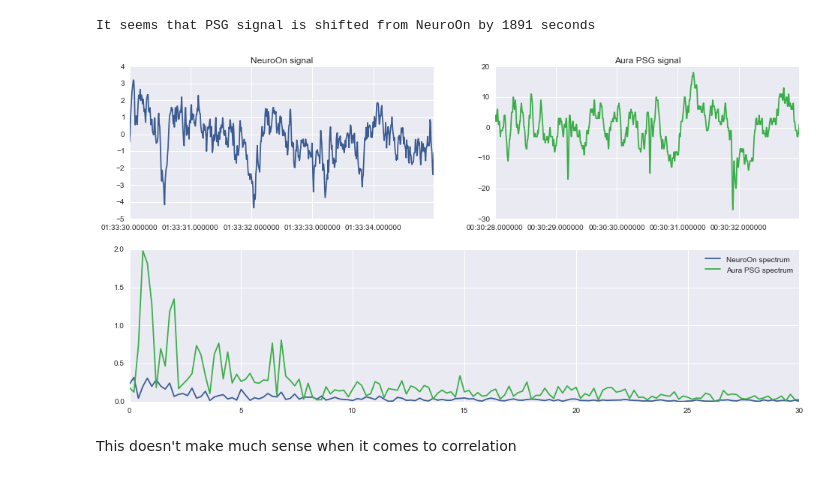
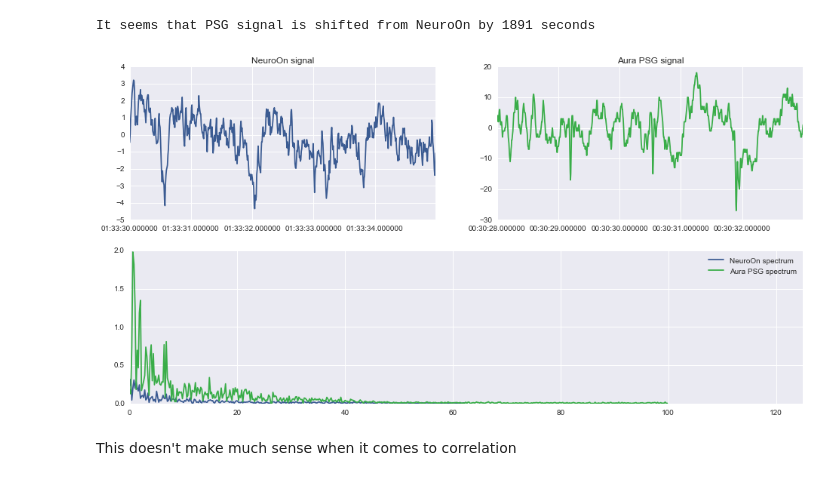
Before and after one commit to pawelngei/neuroon-notebook, a Jupyter notebook: NeuroOn.ipynb, the cells around one changed output. Saved outputs shown, nothing was run; the diff lists cells and outputs as text; code cells hidden in the pictures.

```diff
--- a/NeuroOn.ipynb
+++ b/NeuroOn.ipynb
@@ -189,42 +158,2 @@ plot_signal_fragment(
 # %% [markdown]
 While much clearer, NeuroOn's signal doesn't look similar to Aura's. We shouldn't trust just naked eye (amplitude/time) comparisons, let's try [FFT](https://en.wikipedia.org/wiki/Fast_Fourier_transform) analysis (frequency/time).
-# %%
-# may be useful to refactor this to share less code with plot_signal_fragment
-
-def plot_spectrum_fragment(
-    csv_sig, edf_sig, seconds=10, shift=0,
-    cap_frequency=False,
-    csv_title='NeuroOn spectrum',
-    edf_title='Aura PSG spectrum'
-):
-    plotting_series = [
-        [211, csv_title, csv_sig],
-        [212, edf_title, edf_sig]
-    ]
-    for series in plotting_series:
-        pp.subplot(series[0])
-        pp.title(series[1])
-        signal = series[2]
-        signal_freq = len(signal[
-            signal['timestamp'] < signal['timestamp'][0] + timedelta(seconds=1)
-        ])
-        time_slice = np.logical_and(
-            signal['timestamp'] >= signal['timestamp'][0] + timedelta(seconds=shift),
-            signal['timestamp'] < signal['timestamp'][0] + timedelta(seconds=shift + seconds)
-        )
-        signal_len = len(signal[time_slice])
-        signal_y = signal[time_slice]['signal']
-        spectrum_y = np.fft.fft(signal_y) / signal_len
-        spectrum_x = np.arange(signal_len) / (signal_len / signal_freq)
-        half_spectrum = int(signal_len / 2)
-        x_axis = spectrum_x[:half_spectrum]
-        y_axis = abs(spectrum_y[:half_spectrum])
-        if (cap_frequency):
-            pp.xlim(0, cap_frequency)
-        pp.plot(x_axis, y_axis)
-    pp.show()
-
-plot_spectrum_fragment(
-    no_shifted_signal, psg_signal, seconds=5,
-    shift=600
-)
@@ -415,10 +288,10 @@ no_correlated_signal['timestamp'] = no_correlated_signal['timestamp'] + timedelt
 # %%
 plot_spectrum_fragment(
     no_correlated_signal, psg_signal, seconds=5,
-    shift=7240, cap_frequency=30
+    shift=7240, cap_frequency=125
 )
 # %% [output]
-[figure, old version]
+[figure, new version]
 # %% [markdown]
 This doesn't make much sense when it comes to correlation
 # %% [markdown]
```
Also changed, not shown: parts of 21 cells of this notebook, 2 other files.
